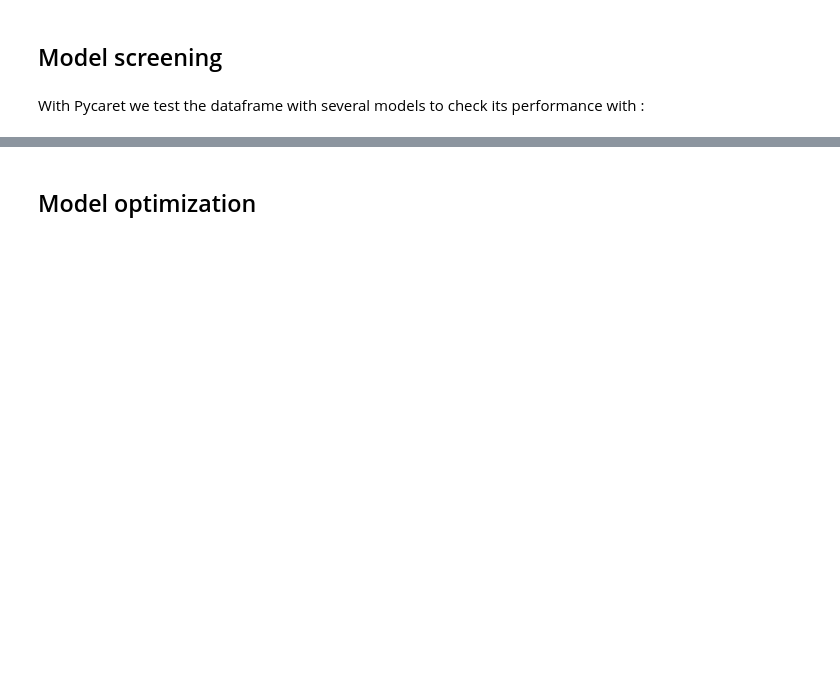
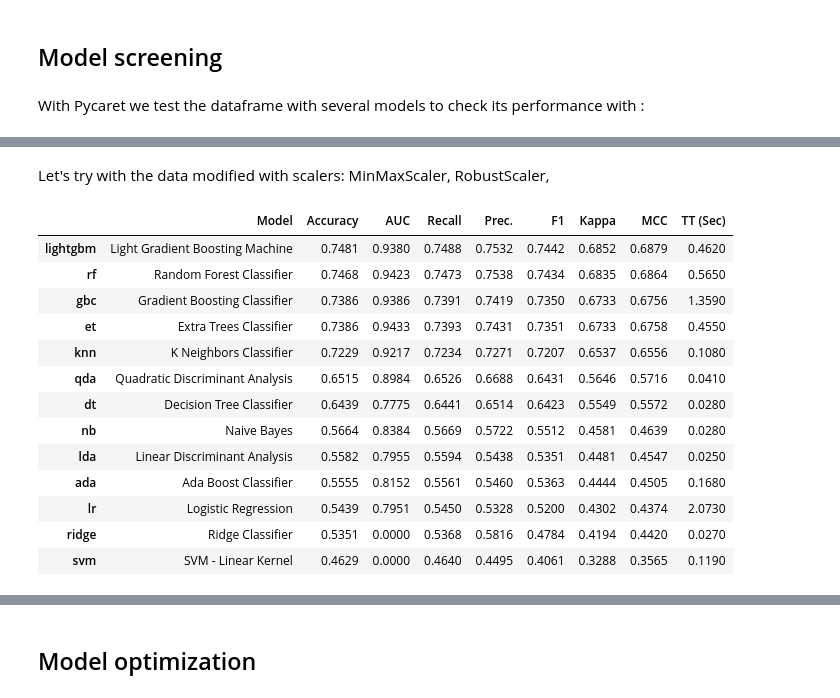
Before and after one commit to MarkusHumetus/Hackathon_Talent_Squad, a Jupyter notebook: main.ipynb, the cells around one changed output, grey strips where cells are left out. Saved outputs shown, nothing was run; the diff lists cells and outputs as text; code cells hidden in the pictures; blank space fills up the shorter version.

```diff
--- a/main.ipynb
+++ b/main.ipynb
@@ -121,0 +157,18 @@ There is no need to clian or engineer the Data set.
+# %%
+import pandas as pd
+from sklearn import preprocessing
+
+x = space_X_train.drop('target',axis=1).values #returns a numpy array
+numerical_cols=['sensor_1', 'sensor_2', 'sensor_3', 'sensor_4', 'sensor_5', 'sensor_6']
+
+min_max_scaler = preprocessing.MinMaxScaler()
+x_scaled = min_max_scaler.fit_transform(x)
+space_X_train_min_max_scaled = pd.DataFrame(x_scaled)
+
+scaler = preprocessing.RobustScaler()
+space_X_train_robust = scaler.fit_transform(x)
+space_X_train_robust = pd.DataFrame(space_X_train_robust, columns =numerical_cols)
+
+scaler = preprocessing.StandardScaler()
+space_X_train_standard = scaler.fit_transform(x)
+space_X_train_standard = pd.DataFrame(space_X_train_standard, columns =numerical_cols)
@@ -146,0 +207,22 @@ best_model=compare_models()
+# %% [markdown]
+Let's try with the data modified with scalers: MinMaxScaler, RobustScaler,
+# %%
+setup(space_X_train_min_max_scaled,
+          target='target'
+    )
+best_model=compare_models()
+# %% [output]
+|  | Model | Accuracy | AUC | Recall | Prec. | F1 | Kappa | MCC | TT (Sec) |
+| lightgbm | Light Gradient Boosting Machine | 0.7481 | 0.9380 | 0.7488 | 0.7532 | 0.7442 | 0.6852 | 0.6879 | 0.4620 |
+| rf | Random Forest Classifier | 0.7468 | 0.9423 | 0.7473 | 0.7538 | 0.7434 | 0.6835 | 0.6864 | 0.5650 |
+| gbc | Gradient Boosting Classifier | 0.7386 | 0.9386 | 0.7391 | 0.7419 | 0.7350 | 0.6733 | 0.6756 | 1.3590 |
+| et | Extra Trees Classifier | 0.7386 | 0.9433 | 0.7393 | 0.7431 | 0.7351 | 0.6733 | 0.6758 | 0.4550 |
+| knn | K Neighbors Classifier | 0.7229 | 0.9217 | 0.7234 | 0.7271 | 0.7207 | 0.6537 | 0.6556 | 0.1080 |
+| qda | Quadratic Discriminant Analysis | 0.6515 | 0.8984 | 0.6526 | 0.6688 | 0.6431 | 0.5646 | 0.5716 | 0.0410 |
+| dt | Decision Tree Classifier | 0.6439 | 0.7775 | 0.6441 | 0.6514 | 0.6423 | 0.5549 | 0.5572 | 0.0280 |
+| nb | Naive Bayes | 0.5664 | 0.8384 | 0.5669 | 0.5722 | 0.5512 | 0.4581 | 0.4639 | 0.0280 |
+| lda | Linear Discriminant Analysis | 0.5582 | 0.7955 | 0.5594 | 0.5438 | 0.5351 | 0.4481 | 0.4547 | 0.0250 |
+| ada | Ada Boost Classifier | 0.5555 | 0.8152 | 0.5561 | 0.5460 | 0.5363 | 0.4444 | 0.4505 | 0.1680 |
+| lr | Logistic Regression | 0.5439 | 0.7951 | 0.5450 | 0.5328 | 0.5200 | 0.4302 | 0.4374 | 2.0730 |
+| ridge | Ridge Classifier | 0.5351 | 0.0000 | 0.5368 | 0.5816 | 0.4784 | 0.4194 | 0.4420 | 0.0270 |
+| svm | SVM - Linear Kernel | 0.4629 | 0.0000 | 0.4640 | 0.4495 | 0.4061 | 0.3288 | 0.3565 | 0.1190 |
```
Also changed, not shown: parts of 45 cells of this notebook, 2 other files.
